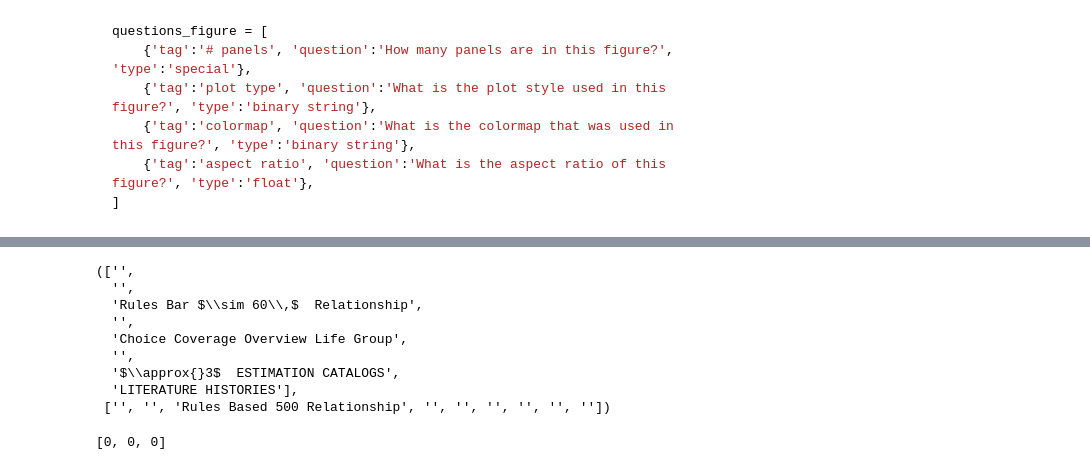
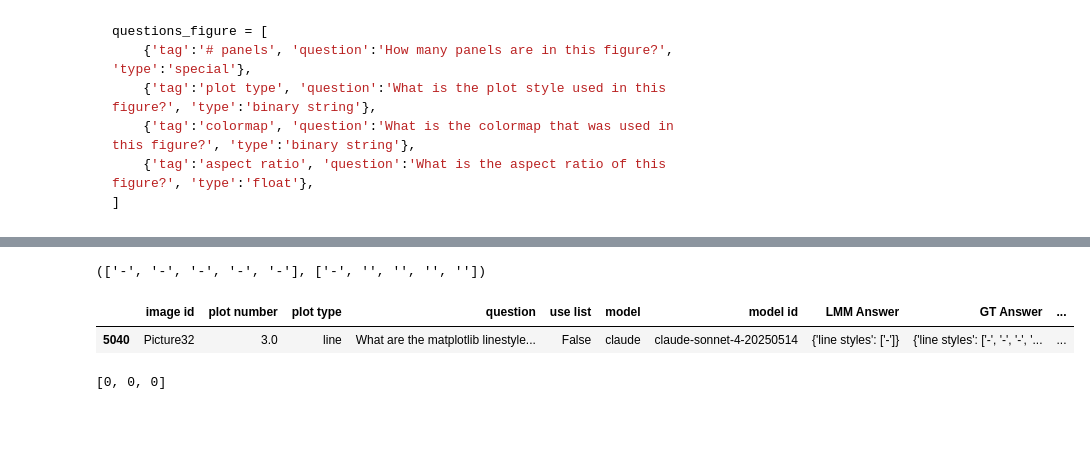
Before and after one commit to ReadingTimeMachine/LLM_VQA_MultiPanel, a Jupyter notebook: parse_lmm_outputs.ipynb, the cells around one changed output, grey strips where cells are left out. Saved outputs shown, nothing was run; the diff lists cells and outputs as text; code cells hidden in the pictures; blank space fills up the shorter version.

```diff
--- a/parse_lmm_outputs.ipynb
+++ b/parse_lmm_outputs.ipynb
@@ -945,15 +927,12 @@ SystemExit:
 # %%
-g, l
+gt, lmm
 # %% [output]
-(['',
-  '',
-  'Rules Bar $\\sim 60\\,$  Relationship',
-  '',
-  'Choice Coverage Overview Life Group',
-  '',
-  '$\\approx{}3$  ESTIMATION CATALOGS',
-  'LITERATURE HISTORIES'],
- ['', '', 'Rules Based 500 Relationship', '', '', '', '', '', ''])
+(['-', '-', '-', '-', '-'], ['-', '', '', '', ''])
+# %%
+dfsub22.to_frame().T
+# %% [output]
+|  | image id | plot number | plot type | question | use list | model | model id | LMM Answer | GT Answer | ... |
+| 5040 | Picture32 | 3.0 | line | What are the matplotlib linestyle... | False | claude | claude-sonnet-4-20250514 | {'line styles': ['-']} | {'line styles': ['-', '-', '-', '... | ... |
 # %%
 l_save = deepcopy(l)
 g_save = deepcopy(g)
```
Also changed, not shown: parts of 4 cells of this notebook.
